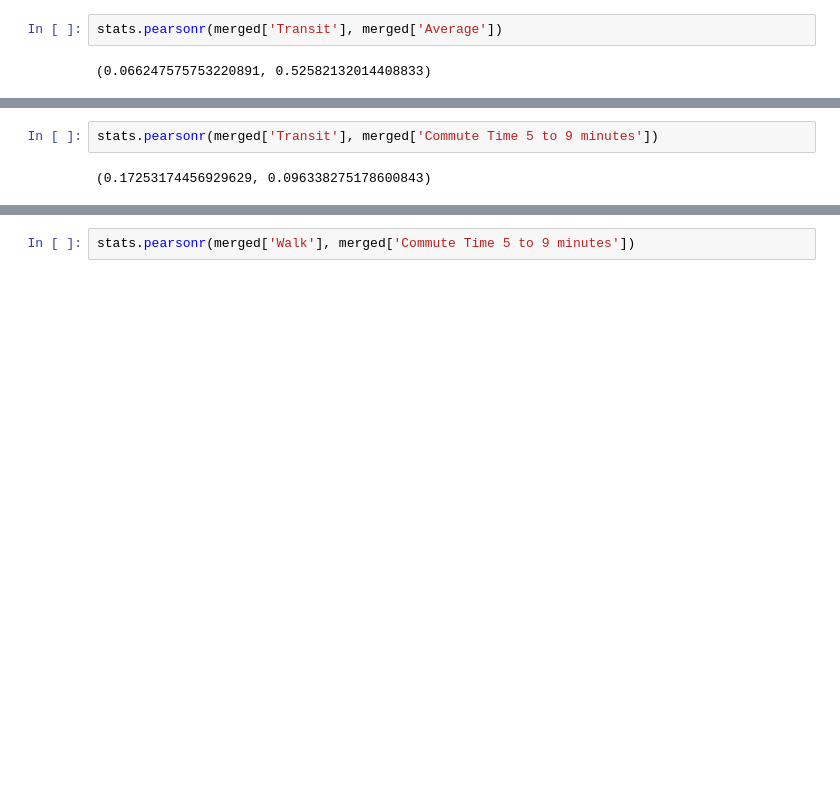
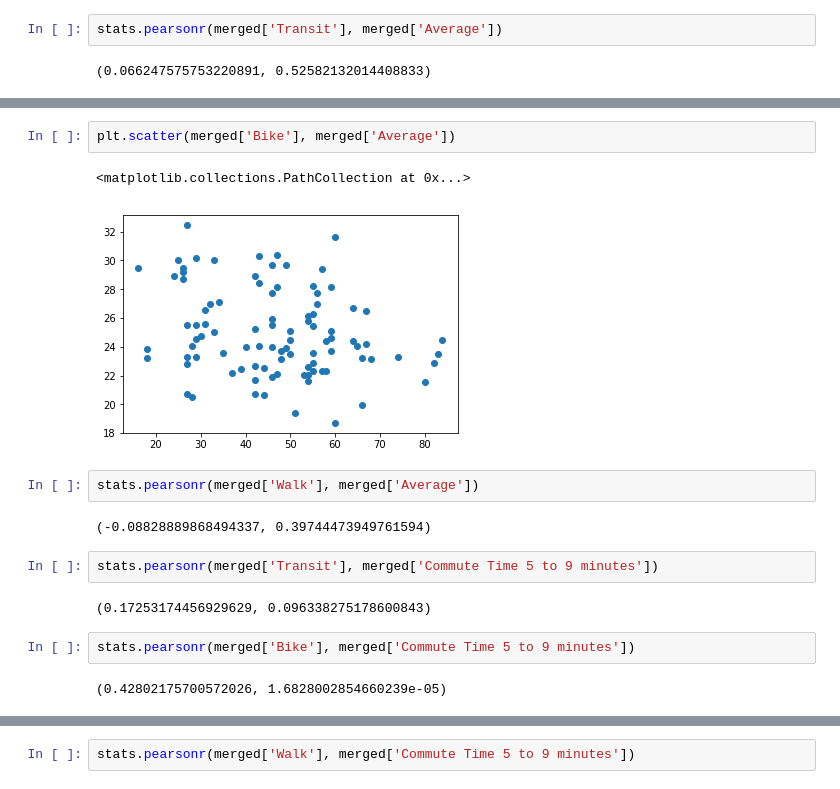
Before and after one commit to Hudsonnc/Pr_084, a Jupyter notebook: San Diego.ipynb, the cells around one changed output, grey strips where cells are left out. Drawn from its saved outputs; the diff is of its cells as text; blank space fills up the shorter version.

```diff
--- a/San Diego.ipynb
+++ b/San Diego.ipynb
@@ -446,4 +389,17 @@ stats.pearsonr(merged['Transit'], merged['Average'])
+# %%
+plt.scatter(merged['Bike'], merged['Average'])
+# %% [output]
+<matplotlib.collections.PathCollection at 0x...>
+[figure, added]
+# %%
+stats.pearsonr(merged['Walk'], merged['Average'])
+# %% [output]
+(-0.08828889868494337, 0.39744473949761594)
 # %%
 stats.pearsonr(merged['Transit'], merged['Commute Time 5 to 9 minutes'])
 # %% [output]
 (0.17253174456929629, 0.096338275178600843)
+# %%
+stats.pearsonr(merged['Bike'], merged['Commute Time 5 to 9 minutes'])
+# %% [output]
+(0.42802175700572026, 1.6828002854660239e-05)
```
Also changed, not shown: parts of 12 cells of this notebook.
